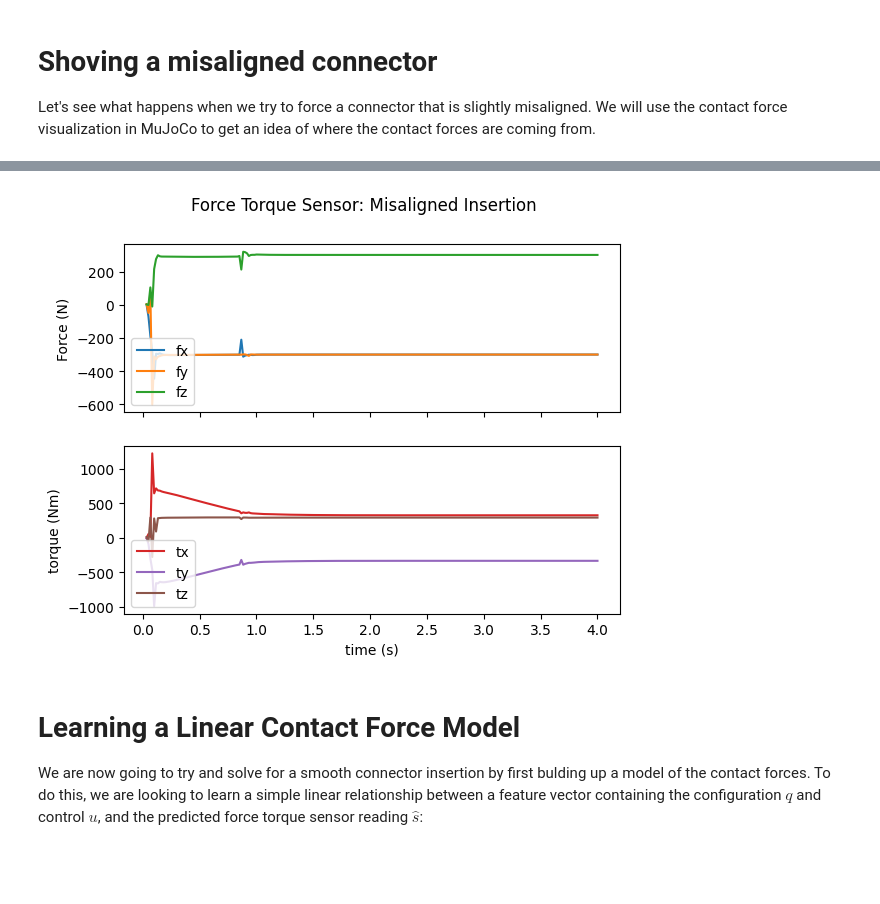
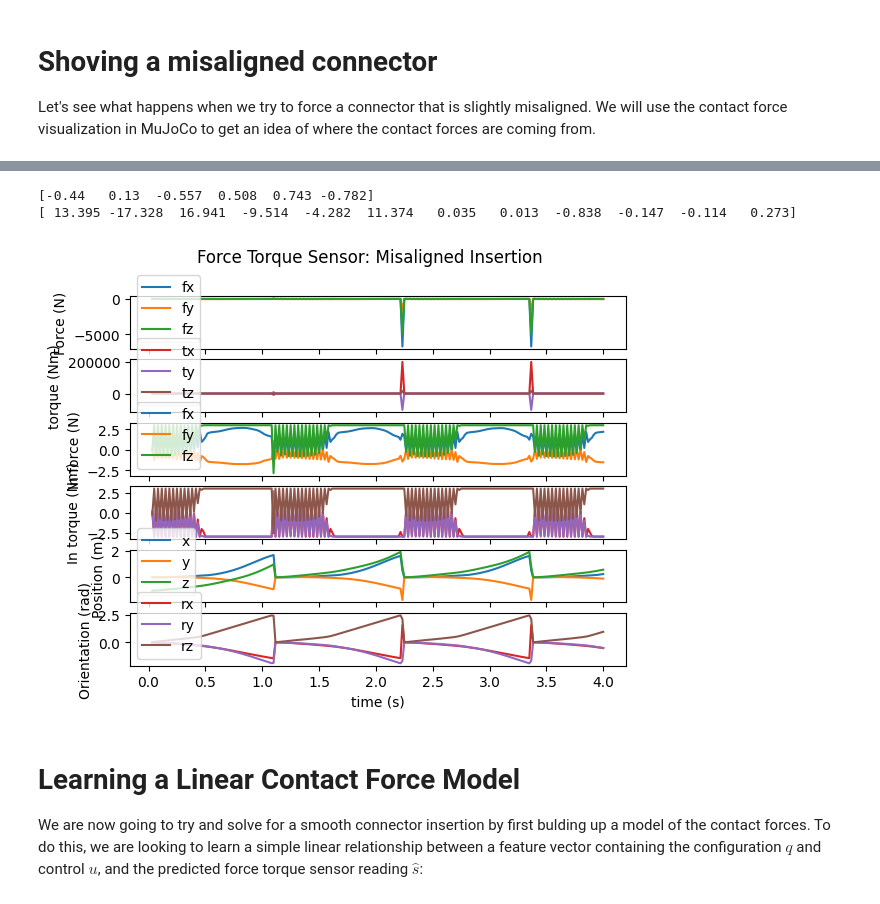
Before and after one commit to mass2010chromium/cs8803_project, a Jupyter notebook: notebook/linear_model_learning_for_insertion_demo.ipynb, the cells around one changed output, grey strips where cells are left out. Cells and saved outputs as stored; diff of their text form; code cells hidden in the pictures; blank space fills up the shorter version.

```diff
--- a/notebook/linear_model_learning_for_insertion_demo.ipynb
+++ b/notebook/linear_model_learning_for_insertion_demo.ipynb
@@ -451,8 +470,11 @@ writer = SummaryWriter(log_dir=f'runs/DDPG')
 
 drl = DRL(xml)
 ddpg = DDPG(n_obs=12, n_actions=6)
-
-# takes ~5-10 minutes on colab gpus
-for i in range(512):
-    drl.rollout(ddpg, i)
-    ddpg.update(drl.replay_buffer, i)
+train_iter = 0
+# %%
+# takes ~5-10 minutes on colab gpus
+for j in range(100):
+    drl.rollout(ddpg, train_iter)
+    ddpg.update(drl.replay_buffer, train_iter)
+    train_iter += 1
+    print(j)
@@ -531,29 +571,68 @@ Time elapsed: 68.48606 seconds
+# %%
+print(all_actions[15])
+print(sensor_data[15])
+# %% [output]
+[-0.44   0.13  -0.557  0.508  0.743 -0.782]
+[ 13.395 -17.328  16.941  -9.514  -4.282  11.374   0.035   0.013  -0.838  -0.147  -0.114   0.273]
 # %%
 # @title Force torque data from misaligned plugging
 # plot mj vs linear model
 misaligned_sensor_data = np.array(sensor_data)
-f, (ax1, ax2) = plt.subplots(2, 1, sharex=True)
+f, (ax1, ax2, ax3, ax4, ax5, ax6) = plt.subplots(6, 1, sharex=True)
+plot_actions = np.array(all_actions)
 
 labels = ['fx', 'fy', 'fz']
 ls = 'dotted'
 for i in range(3):
     color = plt.get_cmap('tab10')(i)
     ax1.plot(t_vec[2:], misaligned_sensor_data[1:,i], color = color, label = labels[i-3])
 ax1.set_ylabel('Force (N)')
 ax1.legend(loc = 'lower left')
 
 labels = ['tx', 'ty', 'tz']
 for i in range(3):
     i = i + 3
     color = plt.get_cmap('tab10')(i)
     ax2.plot(t_vec[2:], misaligned_sensor_data[1:,i], color = color, label = labels[i-3])
-ax2.set_xlabel('time (s)')
 ax2.set_ylabel('torque (Nm)');
 ax2.legend(loc = 'lower left')
 
+labels = ['fx', 'fy', 'fz']
+for i in range(3):
+    i = i
+    color = plt.get_cmap('tab10')(i)
+    ax3.plot(t_vec[2:], plot_actions[1:,i], color = color, label = labels[i])
+ax3.set_ylabel('In force (N)');
+ax3.legend(loc = 'lower left')
+
+labels = ['tx', 'ty', 'tz']
+for i in range(3):
+    i = i + 3
+    color = plt.get_cmap('tab10')(i)
+    ax4.plot(t_vec[2:], plot_actions[1:,i], color = color, label = labels[i-3])
+ax4.set_xlabel('time (s)')
+ax4.set_ylabel('In torque (Nm)');
+
+labels = ['x', 'y', 'z']
+for i in range(3):
+    i = i
+    color = plt.get_cmap('tab10')(i)
+    ax5.plot(t_vec[2:], misaligned_sensor_data[1:,i+6], color = color, label = labels[i])
+ax5.set_ylabel('Position (m)');
+ax5.legend(loc = 'lower left')
+
+labels = ['rx', 'ry', 'rz']
+for i in range(3):
+    i = i + 3
+    color = plt.get_cmap('tab10')(i)
+    ax6.plot(t_vec[2:], misaligned_sensor_data[1:,i+6], color = color, label = labels[i-3])
+ax6.set_xlabel('time (s)')
+ax6.set_ylabel('Orientation (rad)');
+ax6.legend(loc = 'lower left')
+
 f.suptitle('Force Torque Sensor: Misaligned Insertion');
 # %% [output]
-[figure, old version]
+[figure, new version]
 # %% [markdown]
 # Learning a Linear Contact Force Model
 We are now going to try and solve for a smooth connector insertion by first bulding up a model of the contact forces. To do this, we are looking to learn a simple linear relationship between a feature vector containing the configuration $q$ and control $u$, and the predicted force torque sensor reading $\hat{s}$:
```
Also changed, not shown: parts of 10 cells of this notebook, 1 other file.
